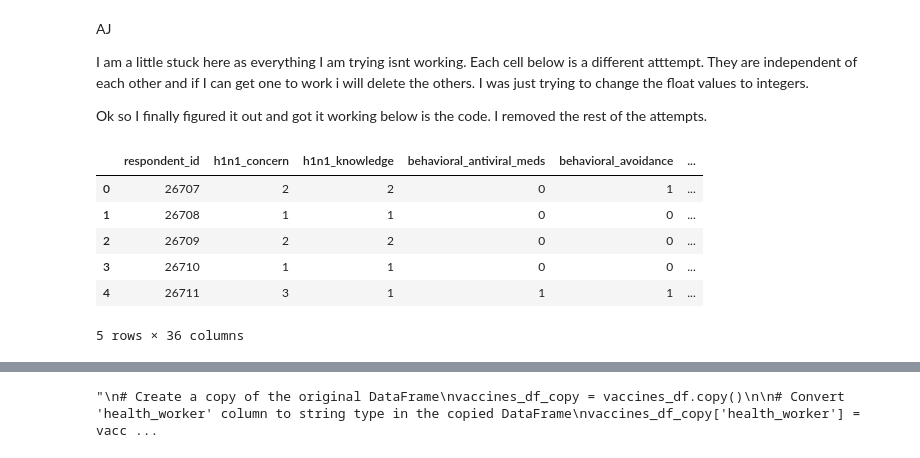
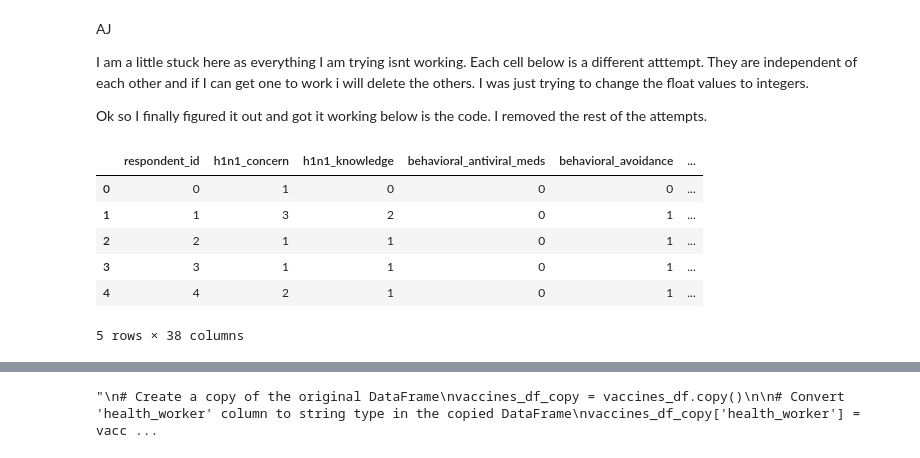
Before and after one commit to nudaee/DataScienceGuidedCapstone, a Jupyter notebook: Notebooks/dataWrangling Cap2_01.ipynb, the cells around one changed output, grey strips where cells are left out. Saved outputs shown, nothing was run; the diff lists cells and outputs as text; code cells hidden in the pictures.

```diff
--- a/Notebooks/dataWrangling Cap2_01.ipynb
+++ b/Notebooks/dataWrangling Cap2_01.ipynb
@@ -58,7 +58,8 @@ df = pd.read_csv(file_path)
 df.head(150)
 """
 base_dir = os.getcwd()
-file_path = f"{base_dir}/test_set_features.csv"
+file_path = f"{base_dir}/training_set_features.csv"
+vaxed= pd.read_csv('training_set_labels.csv')
 
 vaccines_df = pd.read_csv(file_path)
 # %% [markdown]
@@ -198,0 +236,3 @@ noncat.head()
+# %%
+# Using DataFrame.join()
+joined_df = vaccines_df.join(vaxed[['h1n1_vaccine','seasonal_vaccine']])
@@ -231,20 +281,20 @@ I am a little stuck here as everything I am trying isnt working. Each cell below
 Ok so I finally figured it out and got it working below is the code. I removed the rest of the attempts.
 # %%
 # Identify columns with float values
-float_columns = vaccines_df.select_dtypes(include='float64').columns
+float_columns = joined_df.select_dtypes(include='float64').columns
 
 # Round float values to remove the decimal part and convert to integers
-vaccines_df[float_columns] = vaccines_df[float_columns].round().astype('Int64')
+joined_df[float_columns] = joined_df[float_columns].round().astype('Int64')
 # %%
-vaccines_df.head()
+joined_df.head()
 # %% [output]
 |  | respondent_id | h1n1_concern | h1n1_knowledge | behavioral_antiviral_meds | behavioral_avoidance | ... |
-| 0 | 26707 | 2 | 2 | 0 | 1 | ... |
-| 1 | 26708 | 1 | 1 | 0 | 0 | ... |
-| 2 | 26709 | 2 | 2 | 0 | 0 | ... |
-| 3 | 26710 | 1 | 1 | 0 | 0 | ... |
-| 4 | 26711 | 3 | 1 | 1 | 1 | ... |
+| 0 | 0 | 1 | 0 | 0 | 0 | ... |
+| 1 | 1 | 3 | 2 | 0 | 1 | ... |
+| 2 | 2 | 1 | 1 | 0 | 1 | ... |
+| 3 | 3 | 1 | 1 | 0 | 1 | ... |
+| 4 | 4 | 2 | 1 | 0 | 1 | ... |
-5 rows × 36 columns
+5 rows × 38 columns
 # %%
 vaccines_df.info()
 # %% [output]
```
Also changed, not shown: parts of 16 cells of this notebook.
